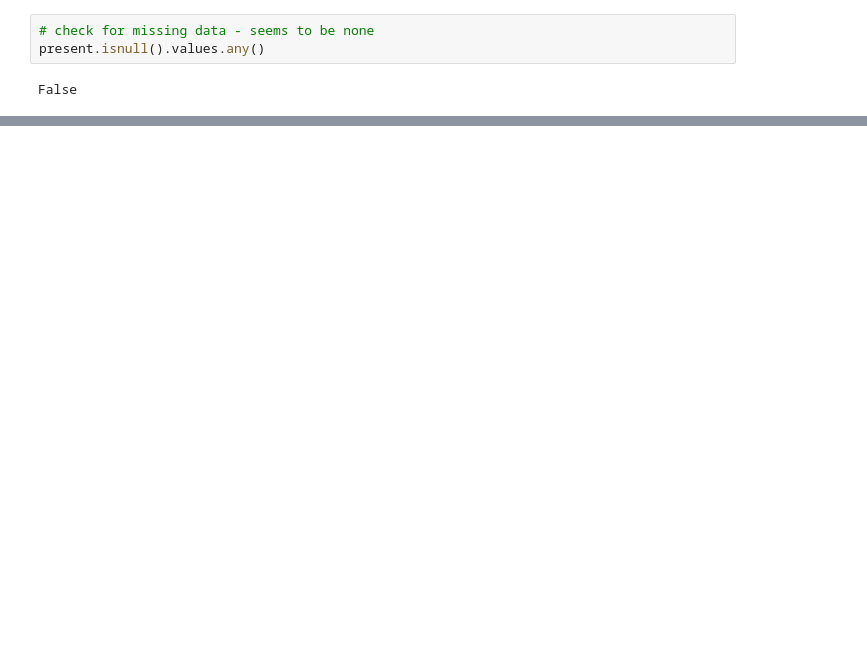
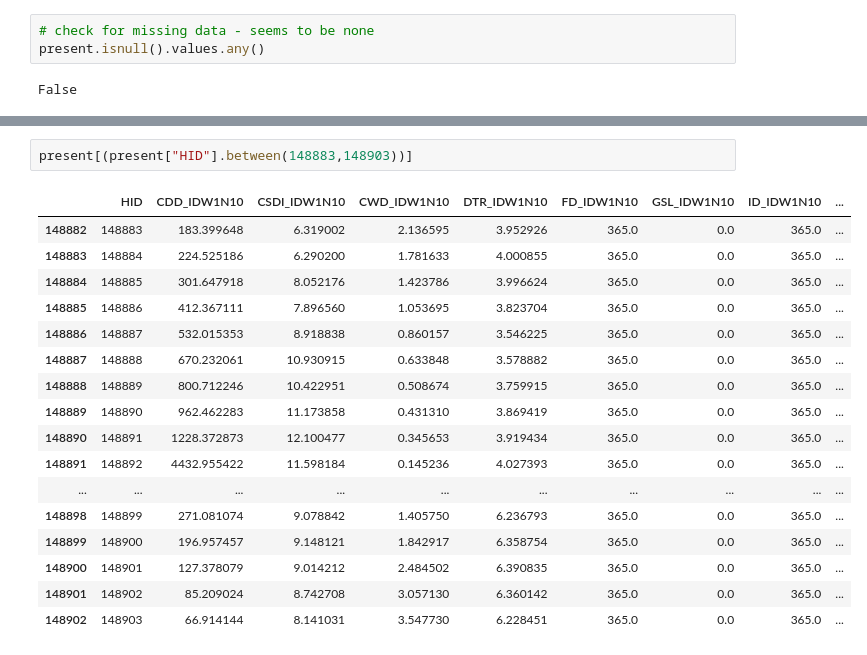
Before and after one commit to RyokoNod/sdm-asian-elephants, a Jupyter notebook: data_exploration/exploratory_analysis_etccdi.ipynb, the cells around one changed output, grey strips where cells are left out. Cells and saved outputs as stored; diff of their text form; blank space fills up the shorter version.

```diff
--- a/data_exploration/exploratory_analysis_etccdi.ipynb
+++ b/data_exploration/exploratory_analysis_etccdi.ipynb
@@ -43,0 +108,20 @@ False
+# %%
+present[(present["HID"].between(148883,148903))]
+# %% [output]
+|  | HID | CDD_IDW1N10 | CSDI_IDW1N10 | CWD_IDW1N10 | DTR_IDW1N10 | FD_IDW1N10 | GSL_IDW1N10 | ID_IDW1N10 | ... |
+| 148882 | 148883 | 183.399648 | 6.319002 | 2.136595 | 3.952926 | 365.0 | 0.0 | 365.0 | ... |
+| 148883 | 148884 | 224.525186 | 6.290200 | 1.781633 | 4.000855 | 365.0 | 0.0 | 365.0 | ... |
+| 148884 | 148885 | 301.647918 | 8.052176 | 1.423786 | 3.996624 | 365.0 | 0.0 | 365.0 | ... |
+| 148885 | 148886 | 412.367111 | 7.896560 | 1.053695 | 3.823704 | 365.0 | 0.0 | 365.0 | ... |
+| 148886 | 148887 | 532.015353 | 8.918838 | 0.860157 | 3.546225 | 365.0 | 0.0 | 365.0 | ... |
+| 148887 | 148888 | 670.232061 | 10.930915 | 0.633848 | 3.578882 | 365.0 | 0.0 | 365.0 | ... |
+| 148888 | 148889 | 800.712246 | 10.422951 | 0.508674 | 3.759915 | 365.0 | 0.0 | 365.0 | ... |
+| 148889 | 148890 | 962.462283 | 11.173858 | 0.431310 | 3.869419 | 365.0 | 0.0 | 365.0 | ... |
+| 148890 | 148891 | 1228.372873 | 12.100477 | 0.345653 | 3.919434 | 365.0 | 0.0 | 365.0 | ... |
+| 148891 | 148892 | 4432.955422 | 11.598184 | 0.145236 | 4.027393 | 365.0 | 0.0 | 365.0 | ... |
+| ... | ... | ... | ... | ... | ... | ... | ... | ... | ... |
+| 148898 | 148899 | 271.081074 | 9.078842 | 1.405750 | 6.236793 | 365.0 | 0.0 | 365.0 | ... |
+| 148899 | 148900 | 196.957457 | 9.148121 | 1.842917 | 6.358754 | 365.0 | 0.0 | 365.0 | ... |
+| 148900 | 148901 | 127.378079 | 9.014212 | 2.484502 | 6.390835 | 365.0 | 0.0 | 365.0 | ... |
+| 148901 | 148902 | 85.209024 | 8.742708 | 3.057130 | 6.360142 | 365.0 | 0.0 | 365.0 | ... |
+| 148902 | 148903 | 66.914144 | 8.141031 | 3.547730 | 6.228451 | 365.0 | 0.0 | 365.0 | ... |
```
Also changed, not shown: parts of 9 cells of this notebook, 1 other file.
